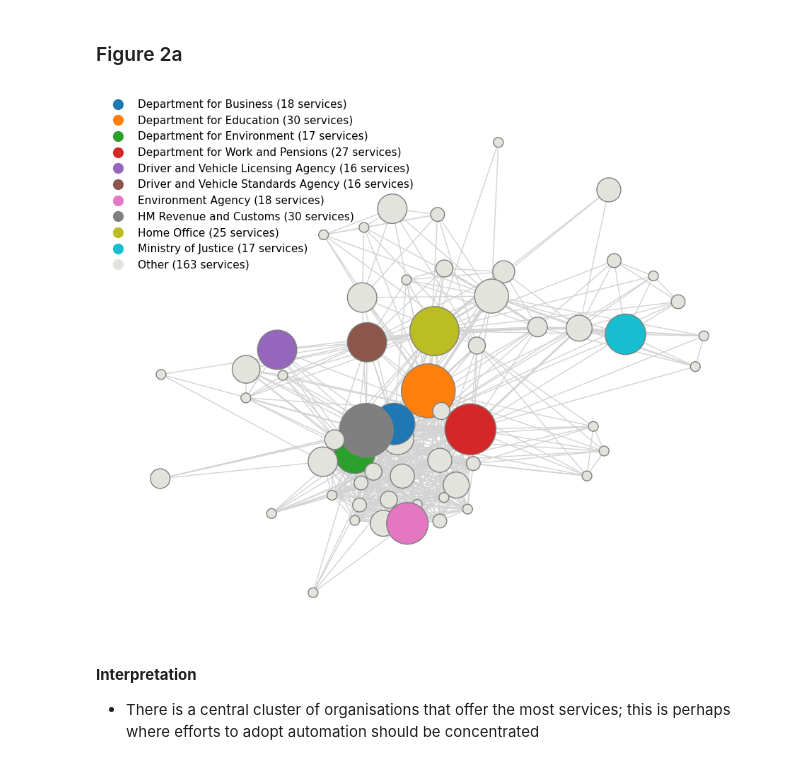
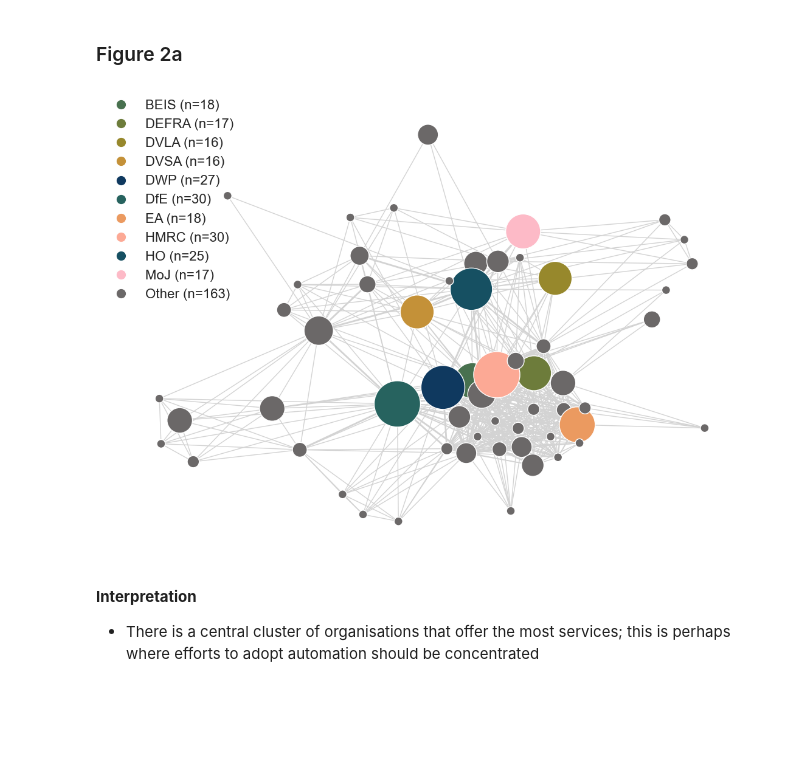
Before and after one commit to ai-for-public-services/structural-insights-into-uk-gov, a Jupyter notebook: notebooks/02-figure-2.ipynb, the cells around one changed output. Drawn from its saved outputs; the diff is of its cells as text; code cells hidden in the pictures; blank space fills up the shorter version.

```diff
--- a/notebooks/02-figure-2.ipynb
+++ b/notebooks/02-figure-2.ipynb
@@ -31,14 +31,29 @@ def plot_organisation_network(save=False):
 
     # Abbreviate organisation names
     mapping = {
-        'Department for Business, Energy & Industrial Strategy': 'Department for Business',
-        'Department for Environment, Food & Rural Affairs': 'Department for Environment'
+        'Department for Business, Energy & Industrial Strategy': 'BEIS',
+        'Department for Environment, Food & Rural Affairs': 'DEFRA',
+        'Department for Education' : 'DfE',
+        'Department for Work and Pensions': 'DWP',
+        'Driver and Vehicle Licensing Agency': 'DVLA',
+        'Driver and Vehicle Standards Agency': 'DVSA',
+        'HM Revenue and Customs': 'HMRC',
+        'Home Office': 'HO',
+        'Ministry of Justice': 'MoJ',
+        'Environment Agency': 'EA'
     }
 
     services_df.replace(mapping, inplace=True)
 
     # Task 1: Create a NetworkX graph
     G = nx.Graph()
+
+    # Define palette
+    PALETTE = [
+    '#48714f', '#6d7c3b', '#97882c', '#c49138',
+    '#0f395f', '#27635f',
+    '#eb9a60', '#fca995', '#165062', '#fdbac7'
+    ]
 
     # Add nodes for organizations
     org_service_count = services_df.groupby('organisation')['service'].nunique().reset_index()
@@ -48,7 +63,7 @@ def plot_organisation_network(save=False):
     node_colors = []
 
     # Task 1.1: Assign unique colors to nodes with 15 or more services
-    unique_colors = sns.color_palette('tab10', n_colors=10)  # Use Set1 colormap
+    unique_colors = sns.color_palette(PALETTE, n_colors=10)  # Use Set1 colormap
     color_mapping = dict(zip(org_service_count.loc[org_service_count['service_count']>=15].organisation, unique_colors))
 
     for index, row in org_service_count.iterrows():
@@ -57,7 +72,7 @@ def plot_organisation_network(save=False):
             node_colors.append(color_mapping[row['organisation']])  # Use a unique color for nodes with 15 or more services
         else:
             G.add_node(row['organisation'], size=row['service_count'], color=0)  # 0 represents 'Other' nodes
-            node_colors.append('#e3e3de')  # Color nodes with less than 15 services as #e6e4cc
+            node_colors.append('#6b6868')  # Color nodes with less than 15 services as #e6e4cc
 
     # Task 2: Add edges between organizations based on shared topics, edge width based on the number of shared topics
     for org1 in org_service_count['organisation']:
@@ -77,39 +92,39 @@ def plot_organisation_network(save=False):
 
     # Create a force-directed layout
     pos = nx.spring_layout(G)
 
     # Draw the network diagram
-    plt.figure(figsize=(12, 10))
-    nx.draw_networkx_nodes(G, pos, node_size=node_sizes, node_color=node_colors, linewidths=1, edgecolors='grey')
+    plt.figure(figsize=(14, 10))
+    nx.draw_networkx_nodes(G, pos, node_size=node_sizes, node_color=node_colors, linewidths=1, edgecolors='white')
     nx.draw_networkx_edges(G, pos, width=edge_weights, edge_color='lightgrey')
 
     # No need to draw node labels separately
 
     # Task 3: Create a custom legend for nodes with 15 or more services and 'Other' nodes
-    legend_elements = [plt.Line2D([0], [0], marker='o', color='w', markerfacecolor=color, markersize=12, label=f'{org} ({count} services)')
+    legend_elements = [plt.Line2D([0], [0], marker='o', color='w', markerfacecolor=color, markersize=12, label=f'{org} (n={count})')
                        for org, count, color in zip(org_service_count['organisation'], org_service_count['service_count'], node_colors)
                        if count >= 15]  # Filter nodes with 15 or more services
 
     # Add a label for 'Other' nodes
-    legend_elements.append(plt.Line2D([0], [0], marker='o', color='w', markerfacecolor='#e3e3de', markersize=12, label='Other (163 services)'))
+    legend_elements.append(plt.Line2D([0], [0], marker='o', color='w', markerfacecolor='#6b6868', markersize=12, label='Other (n=163)'))
 
     # Create legend in the lower left
-    plt.legend(handles=legend_elements, borderaxespad=0., frameon=False, ncols=1, fontsize=11)
+    plt.legend(handles=legend_elements, borderaxespad=0., loc='upper left', frameon=False, fontsize=16, ncol=1)
 
     plt.axis('off')
 
     # Save figure
     if save == True:
         plt.savefig(Path("../reports/figures/fig2a.png"), dpi=300, bbox_inches='tight')
     else:
         plt.show()
 
 
 plot_organisation_network(
     save=True
 )
 # %% [output]
-[figure, old version]
+[figure, new version]
 # %% [markdown]
 **Interpretation**
 - There is a central cluster of organisations that offer the most services; this is perhaps where efforts to adopt automation should be concentrated
```
Also changed, not shown: parts of 5 cells of this notebook, 11 other files.
